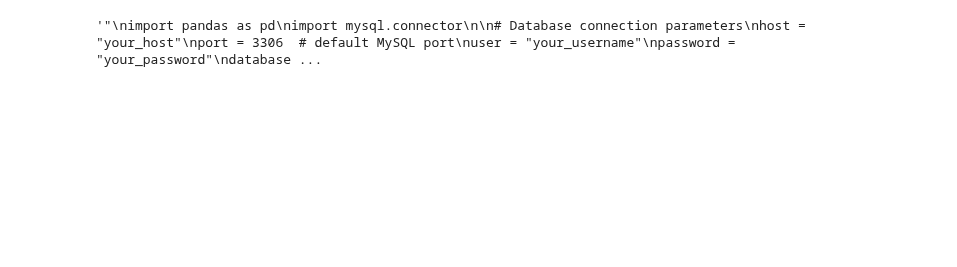
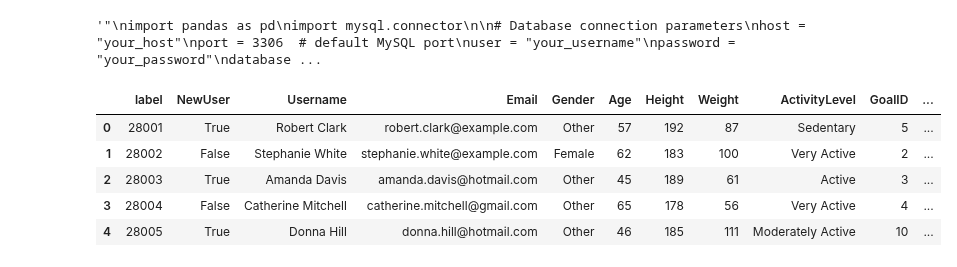
Before and after one commit to BahacanKaratas/Bil496_ML, a Jupyter notebook: DiyetisyenYardımcıModel_Distilbert.ipynb, the cells around one changed output. Saved outputs shown, nothing was run; the diff lists cells and outputs as text; code cells hidden in the pictures; blank space fills up the shorter version.

```diff
--- a/DiyetisyenYardımcıModel_Distilbert.ipynb
+++ b/DiyetisyenYardımcıModel_Distilbert.ipynb
@@ -77,6 +77,15 @@ conn.close()
 """
 # %% [output]
 '"\nimport pandas as pd\nimport mysql.connector\n\n# Database connection parameters\nhost = "your_host"\nport = 3306  # default MySQL port\nuser = "your_username"\npassword = "your_password"\ndatabase ...
+# %%
+df.head()
+# %% [output]
+|  | label | NewUser | Username | Email | Gender | Age | Height | Weight | ActivityLevel | GoalID | ... |
+| 0 | 28001 | True | Robert Clark | robert.clark@example.com | Other | 57 | 192 | 87 | Sedentary | 5 | ... |
+| 1 | 28002 | False | Stephanie White | stephanie.white@example.com | Female | 62 | 183 | 100 | Very Active | 2 | ... |
+| 2 | 28003 | True | Amanda Davis | amanda.davis@hotmail.com | Other | 45 | 189 | 61 | Active | 3 | ... |
+| 3 | 28004 | False | Catherine Mitchell | catherine.mitchell@gmail.com | Other | 65 | 178 | 56 | Very Active | 4 | ... |
+| 4 | 28005 | True | Donna Hill | donna.hill@hotmail.com | Other | 46 | 185 | 111 | Moderately Active | 10 | ... |
 # %%
 def combine_columns_to_text(df, exclude_columns=None, column_weights=None):
     if exclude_columns is None:
```
Also changed, not shown: parts of 22 cells of this notebook, 5 other files.
